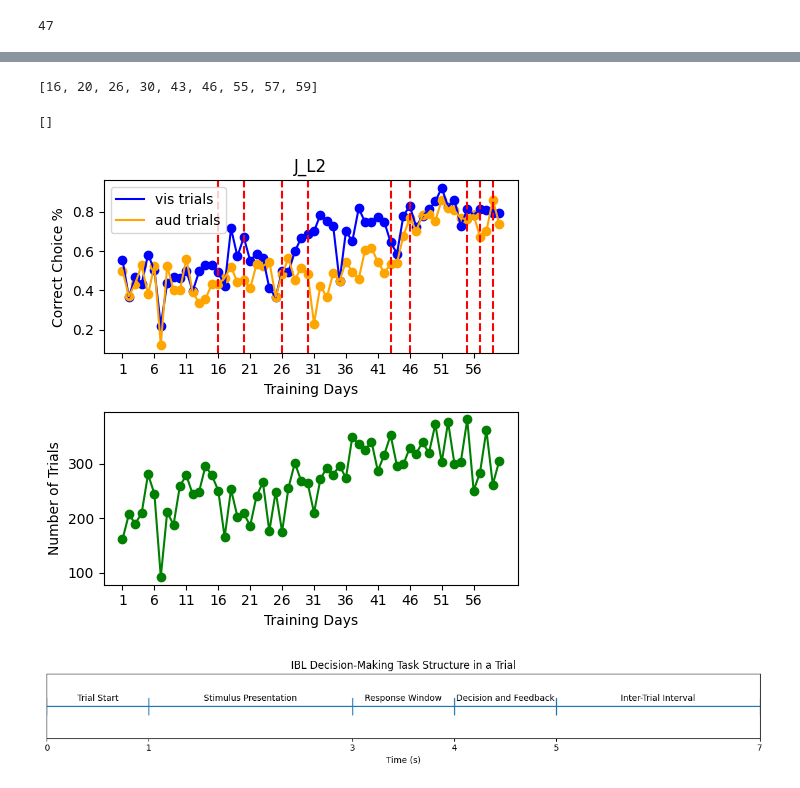
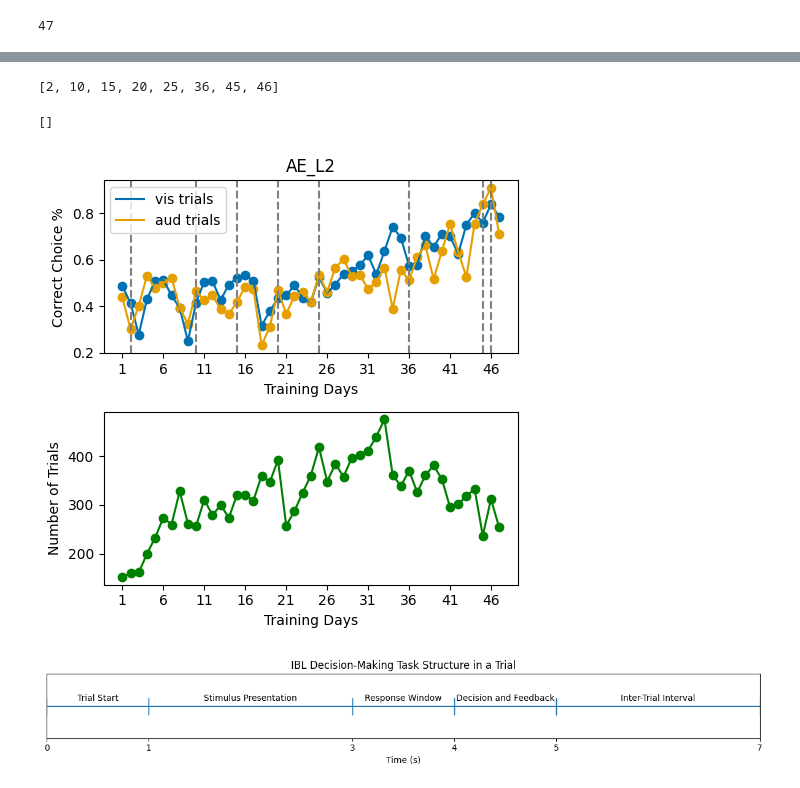
Before and after one commit to edwardyan95/ibllib, a Jupyter notebook: examples/EY_behavior_preprocess.ipynb, the cells around one changed output, grey strips where cells are left out. Cells and saved outputs as stored; diff of their text form; code cells hidden in the pictures.

```diff
--- a/examples/EY_behavior_preprocess.ipynb
+++ b/examples/EY_behavior_preprocess.ipynb
@@ -211,7 +195,12 @@ mouse_ids = [
              #'AF_R2',
              'AF_R3',
              'AF_L2',
-             'AF_L3']
+             'AF_L3',
+             'A_R2',
+             'A_R3',
+             'O_R2',
+             'R_L2',
+             'J_L2']
 behav_data_folder = r'Z:\TM_Lab\Edward\Data\iblrig_data\Subjects'
 all_acc_vis = []
 all_acc_aud = []
@@ -243,6 +232,9 @@ array([0.49166667, 0.44      , 0.43571429, 0.38888889, 0.4527027 ,
        0.60301508, 0.67630058, 0.58536585, 0.61818182, 0.63297872,
        0.54594595, 0.55156951, 0.55555556, 0.53913043, 0.62      ,
        0.42857143, 0.52272727, 0.5751073 , 0.5483871 , 0.56737589])
+# %%
+import matplotlib as mpl
+mpl.rcParams['svg.fonttype'] = 'none'
 # %%
 max_length = 60
 
@@ -341,4 +647,9 @@ len(all_acc_vis[5])
 # %%
-mouse_path = r'Z:\TM_Lab\Edward\Cerebellum_Imaging\Pcp2-jgcamp8m\J_L2'
+mouse_path = r'Z:\TM_Lab\Edward\Cerebellum_Imaging\Pcp2-jgcamp8m\AE_L2'
 subdir = [d for d in os.listdir(mouse_path)]
-img_dates = [s for s in subdir if s.isdigit()]
+img_dates = [s for s in subdir if (
+    s.isdigit() or
+    s.endswith('_valvesilent') and s.replace('_valvesilent', '').isdigit() or
+    s.endswith('_valvesilent_punishsilent') and s.replace('_valvesilent_punishsilent', '').isdigit()
+)]
+img_dates = [d[:8] for d in img_dates]
@@ -366,40 +685,40 @@ training_dates = np.load(os.path.join(subject_dir, 'training_dates.npy'))
 # %%
-[training_dates.index(element) for element in img_dates]
+[np.where(training_dates == element)[0][0] for element in img_dates]
 # %% [output]
-[16, 20, 26, 30, 43, 46, 55, 57, 59]
+[2, 10, 15, 20, 25, 36, 45, 46]
 # %%
 img_dates
 # %% [output]
 []
 # %%
-training_dates = [element.replace('-', '') for element in training_dates]
-imgday_indices = [training_dates.index(element) for element in img_dates]
+#training_dates = [element.replace('-', '') for element in training_dates]
+imgday_indices = [np.where(training_dates == element)[0][0] for element in img_dates]
 # Plotting
 fig, axs = plt.subplots(2, 1, figsize=(5, 5))
 
 # Plot lines and scatter points on the first axis
 days = np.arange(1, len(num_trials) + 1)
-axs[0].plot(days, accuracies_vis, label='vis trials', color='blue')
-axs[0].scatter(days, accuracies_vis, color='blue')
-axs[0].plot(days, accuracies_aud, label='aud trials', color='orange')
-axs[0].scatter(days, accuracies_aud, color='orange')
+axs[0].plot(days, accuracies_vis, label='vis trials', color='#0072B2')
+axs[0].scatter(days, accuracies_vis, color='#0072B2')
+axs[0].plot(days, accuracies_aud, label='aud trials', color='#E69F00')
+axs[0].scatter(days, accuracies_aud, color='#E69F00')
 axs[0].set_ylabel('Correct Choice %')
 axs[0].set_xlabel('Training Days')
 axs[0].set_xticks(np.arange(1, len(num_trials) + 1, 5))
 #axs[0].set_yticklabels([str(x) for x in range(0,101,20)])
 axs[0].set_title(subject_id)
 axs[0].legend()
 
 axs[1].plot(days, num_trials, color='green', marker='o')
 axs[1].set_ylabel('Number of Trials')
 axs[1].set_xlabel('Training Days')
 axs[1].set_xticks(np.arange(1, len(num_trials) + 1, 5))
 for ind in imgday_indices:
-    axs[0].axvline(x=ind, color='red', linestyle='--')
+    axs[0].axvline(x=ind, color='gray', linestyle='--')
 
 plt.tight_layout()
 
 
 plt.savefig(os.path.join(subject_dir, 'training_summary.png'),dpi=300)
 # %% [output]
-[figure, old version]
+[figure, new version]
```
Also changed, not shown: parts of 14 cells of this notebook, 6 other files.
